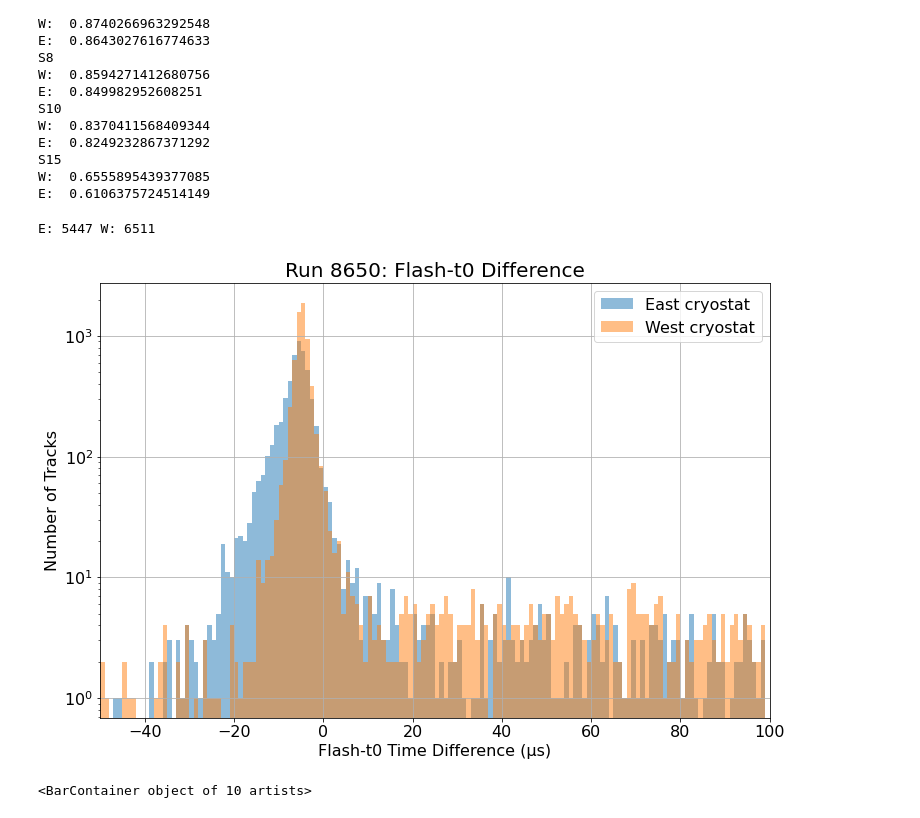
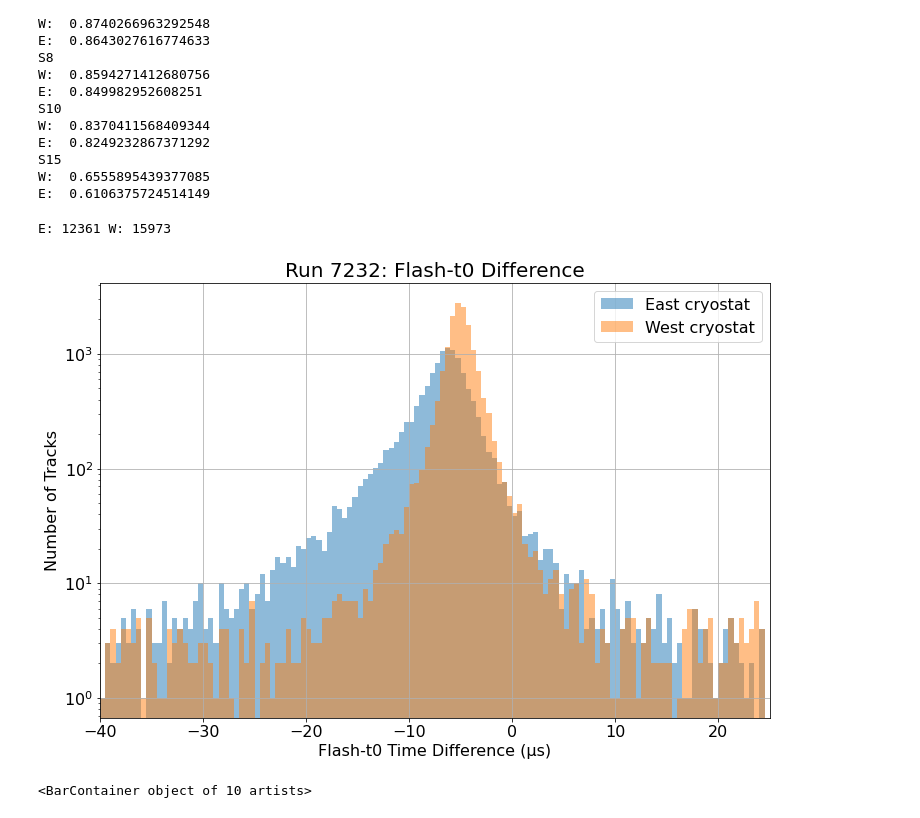
Before and after one commit to TanviKrishnan/SULI-Icarus-TriggerEfficiency, a Jupyter notebook: TriggerEfficiencyExploration_MultiRun_AsymmetricWindow.ipynb, the cells around one changed output. Drawn from its saved outputs; the diff is of its cells as text; code cells hidden in the pictures.

```diff
--- a/TriggerEfficiencyExploration_MultiRun_AsymmetricWindow.ipynb
+++ b/TriggerEfficiencyExploration_MultiRun_AsymmetricWindow.ipynb
@@ -1012,24 +1041,27 @@ E:  0.6106375724514149
 # %%
 # Flash-Track Time Difference
 fig, ax = plt.subplots(figsize=(12, 8))
-ax.set_xlim(-50, 100)
-bins=np.arange(-50, 100, 1)
+ax.set_xlim(-40, 25)
+bins=np.arange(-40, 25, 0.5)
 trig = 'M1'
-df_E_trig = df_E_loc[(df_E_loc[trig+'_fired']==True) & (df_E_loc['diff_flash_t0']>-50) & (df_E_loc['diff_flash_t0']<50)]
-df_W_trig = df_W_loc[(df_W_loc[trig+'_fired']==True) & (df_W_loc['diff_flash_t0']>-50) & (df_W_loc['diff_flash_t0']<50)]
-ax.hist(df_E_loc['flash_time']-df_E_loc['t0'], bins=bins, log=True, alpha=0.5, label="East cryostat")
-ax.hist(df_W_loc['flash_time']-df_W_loc['t0'], bins=bins, log=True, alpha=0.5, label="West cryostat")
+df_c_E = df_E_loc
+df_c_W = df_W_loc
+df_E_trig = df_c_E[(df_c_E[trig+'_fired']==True) & (df_c_E['diff_flash_t0']>-50) & (df_c_E['diff_flash_t0']<50)]
+df_W_trig = df_c_W[(df_c_W[trig+'_fired']==True) & (df_c_W['diff_flash_t0']>-50) & (df_c_W['diff_flash_t0']<50)]
+ax.hist(df_c_E['flash_time']-df_c_E['t0'], bins=bins, log=True, alpha=0.5, label="East cryostat")
+ax.hist(df_c_W['flash_time']-df_c_W['t0'], bins=bins, log=True, alpha=0.5, label="West cryostat")
 
 ax.set_xlabel("Flash-t0 Time Difference (µs)", fontsize=16)
 ax.set_ylabel("Number of Tracks", fontsize=16)
 ax.tick_params(labelsize=16)
-ax.set_title("Run 8650: Flash-t0 Difference", fontsize=20)
+ax.set_title("Run 7232: Flash-t0 Difference", fontsize=20)
 ax.legend(fontsize=16)
-print("E:", len(df_E_loc[(df_E_loc['diff_flash_t0']>-50) & (df_E_loc['diff_flash_t0']<50)]), "W:",len(df_W_loc[(df_W_loc['diff_flash_t0']>-50) & (df_W_loc['diff_flash_t0']<50)]))
+print("E:", len(df_c_E[(df_c_E['diff_flash_t0']>-50) & (df_c_E['diff_flash_t0']<50)]), "W:",len(df_c_W[(df_c_W['diff_flash_t0']>-50) & (df_c_W['diff_flash_t0']<50)]))
 ax.grid()
+plt.savefig('other_plots_E-20_W-15_7232/hist_flash-t0_7232_cryoBOTH.pdf')
 # %% [output]
-E: 5447 W: 6511
+E: 12361 W: 15973
-[figure, old version]
+[figure, new version]
 # %%
 # make histogram of triggered v. non-triggered counts by length bins
 t_type = "S15" # trigger type chosen for this histogram
```
Also changed, not shown: parts of 33 cells of this notebook.
